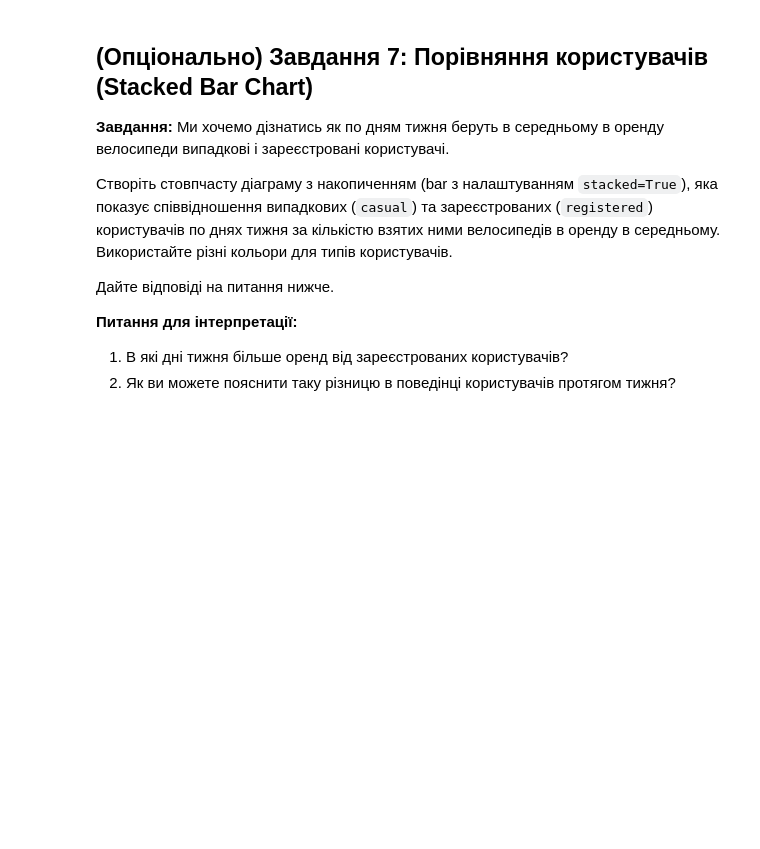
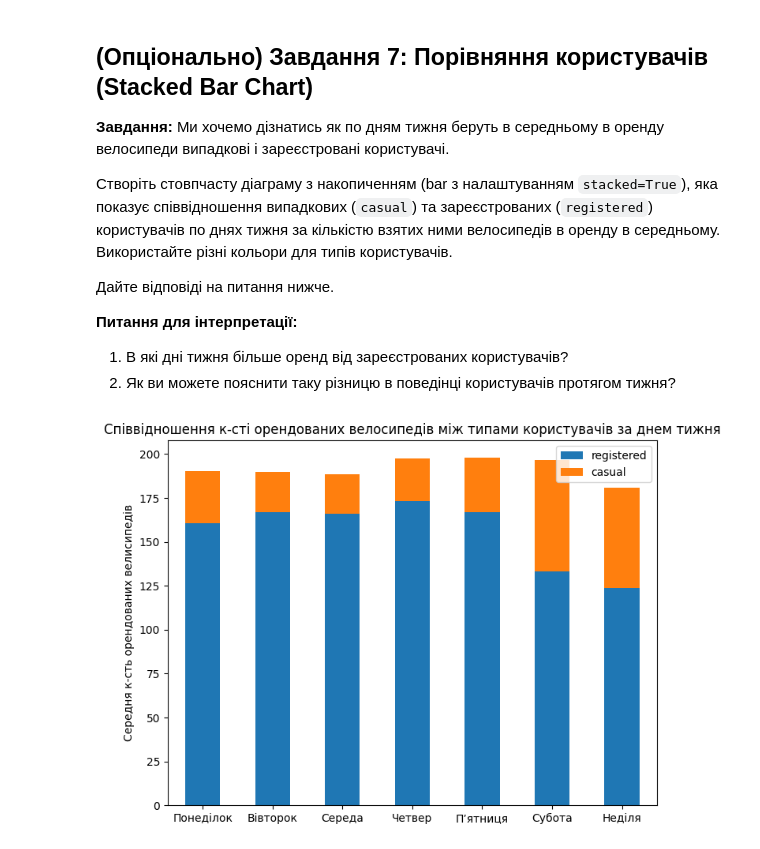
Before and after one commit to AnnaShtyn/python_for_hw_tasks, a Jupyter notebook: HW_Anna_Shtyn_11_1_Візуалізація_даних_з_Pandas_ipynb.ipynb, the cells around one changed output. Cells and saved outputs as stored; diff of their text form; code cells hidden in the pictures; blank space fills up the shorter version.

```diff
--- a/HW_Anna_Shtyn_11_1_Візуалізація_даних_з_Pandas_ipynb.ipynb
+++ b/HW_Anna_Shtyn_11_1_Візуалізація_даних_з_Pandas_ipynb.ipynb
@@ -338,3 +377,20 @@ dtype: int64
 **Питання для інтерпретації:**
 1. В які дні тижня більше оренд від зареєстрованих користувачів?
 2. Як ви можете пояснити таку різницю в поведінці користувачів протягом тижня?
+# %%
+ax = df.groupby(df.index.weekday)[['registered','casual']].mean().plot.bar(
+    figsize=(8,6),
+    title='Cпіввідношення к-сті орендованих велосипедів між типами користувачів за днем тижня',
+    xlabel='',
+    ylabel='Середня к-сть орендованих велисипедів',
+    stacked=True
+)
+ax.set_xticklabels(['Понеділок', 'Вівторок', 'Середа', 'Четвер', 'Пʼятниця', 'Субота', 'Неділя'])
+plt.xticks(rotation = 360);
+
+# 1.Більше зареєстровані користувачі орендують переважно в будні.
+# 2.Мені здається що переважна частина зареєстрованих користувачів - працівники, або ж учні чи студенти,
+# вони є постійними клієнтами, які в будні таким чином добираються до місця роботи/навчання та назад.
+# А більше поїздок від випадкових юзерів у вихідні є спонтанними, та разовими, що не потребують постійної реєстрації на сайті.
+# %% [output]
+[figure, added]
```
Also changed, not shown: parts of 5 cells of this notebook.
